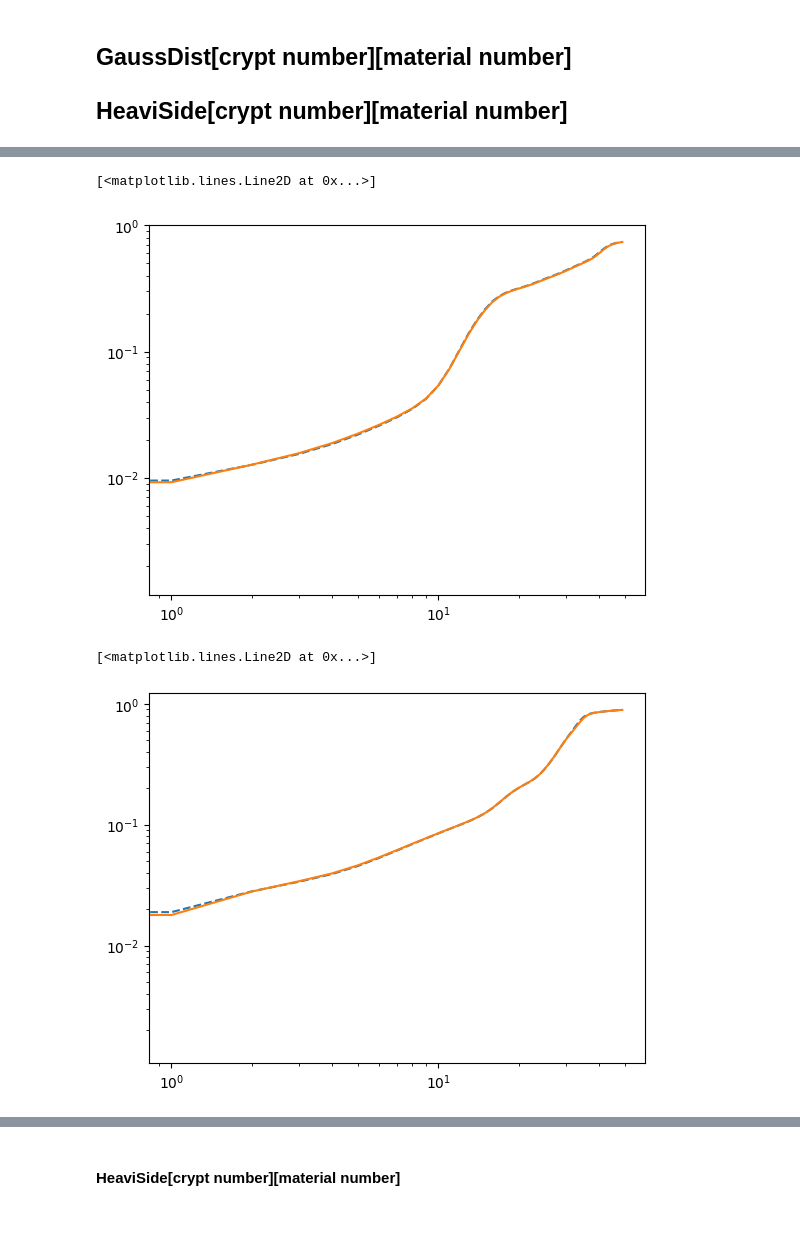
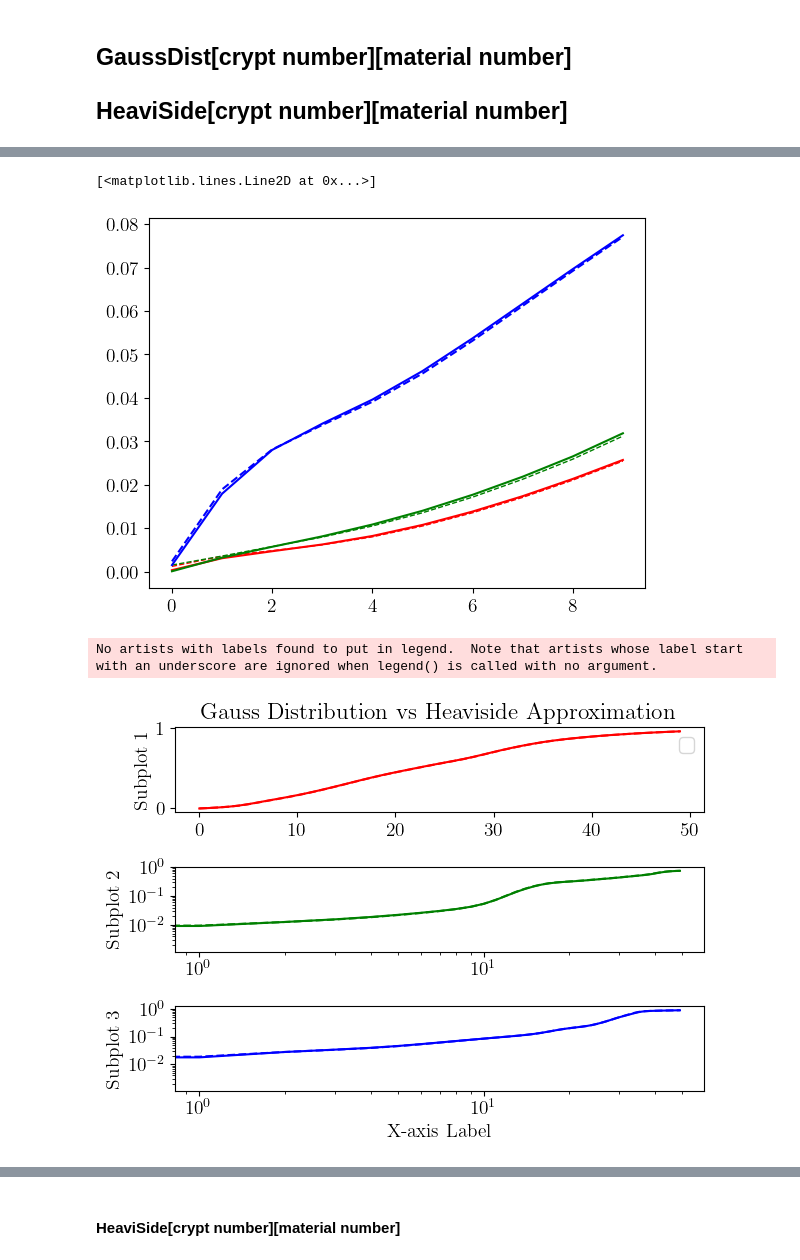
Before and after one commit to purusharths/thesis_archive, a Jupyter notebook: compare_inti_conds/compare.ipynb, the cells around one changed output, grey strips where cells are left out. Saved outputs shown, nothing was run; the diff lists cells and outputs as text; code cells hidden in the pictures; blank space fills up the shorter version.

```diff
--- a/compare_inti_conds/compare.ipynb
+++ b/compare_inti_conds/compare.ipynb
@@ -3,6 +3,9 @@ import numpy as np
 import pandas as pd
 import matplotlib.pyplot as plt
 import seaborn as sns
+
+plt.rc('text', usetex=True)
+plt.rc('font', family='serif', size=14)  # Adjust the size parameter as needed
 # %% [markdown]
 ## GaussDist[crypt number][material number]
 ## HeaviSide[crypt number][material number]
@@ -111,12 +120,58 @@ plt.plot(Heaviside[1][2]['col0'][:])
 # %%
-plt.loglog(GaussDist[2][3]['col4'][:], '--')
-plt.loglog(Heaviside[2][3]['col4'][:])
+plt.plot(GaussDist[0][2]['col0'][:10], '--', linewidth=1, color="red", label="Gauss distribution")
+plt.plot(Heaviside[0][2]['col0'][:10], color="red", label="Haversine Appoximation Function")
+
+
+plt.plot(GaussDist[2][1]['col4'][:10], '--', linewidth=1, color="green")
+plt.plot(Heaviside[2][1]['col4'][:10], color="green")
+
+
+plt.plot(GaussDist[1][3]['col3'][:10], '--', color="blue")
+plt.plot(Heaviside[1][3]['col3'][:10], color="blue")
 # %% [output]
 [<matplotlib.lines.Line2D at 0x...>]
-[figure, old version]
+[figure, new version]
 # %%
-plt.loglog(GaussDist[1][3]['col3'][:], '--')
-plt.loglog(Heaviside[1][3]['col3'][:])
+import matplotlib.pyplot as plt
+
+# Assuming GaussDist and Heaviside are your data arrays
+
+# Subplot 1
+plt.subplot(3, 1, 1)
+plt.plot(GaussDist[1][2]['col0'][:], '--', color="red")
+plt.plot(Heaviside[1][2]['col0'][:], color="red")
+
+# Subplot 2
+plt.subplot(3, 1, 2)
+plt.loglog(GaussDist[2][3]['col4'][:], '--', color="green")
+plt.loglog(Heaviside[2][3]['col4'][:], color="green")
+
+# Subplot 3
+plt.subplot(3, 1, 3)
+plt.loglog(GaussDist[1][3]['col3'][:], '--', color="blue")
+plt.loglog(Heaviside[1][3]['col3'][:], color="blue")
+
+# Add labels and legend
+plt.subplot(3, 1, 1)
+plt.title('Gauss Distribution vs Heaviside Approximation')
+plt.ylabel('Subplot 1')
+
+plt.subplot(3, 1, 2)
+plt.ylabel('Subplot 2')
+
+plt.subplot(3, 1, 3)
+plt.ylabel('Subplot 3')
+plt.xlabel('X-axis Label')
+
+# Display the legend in the first subplot
+plt.subplot(3, 1, 1)
+plt.legend()
+
+# Adjust layout for better appearance
+plt.tight_layout()
+
+# Show the plot
+plt.show()
 # %% [output]
-[<matplotlib.lines.Line2D at 0x...>]
+No artists with labels found to put in legend.  Note that artists whose label start with an underscore are ignored when legend() is called with no argument.
-[figure, old version]
+[figure, new version]
```
Also changed, not shown: parts of 6 cells of this notebook, 47 other files.
